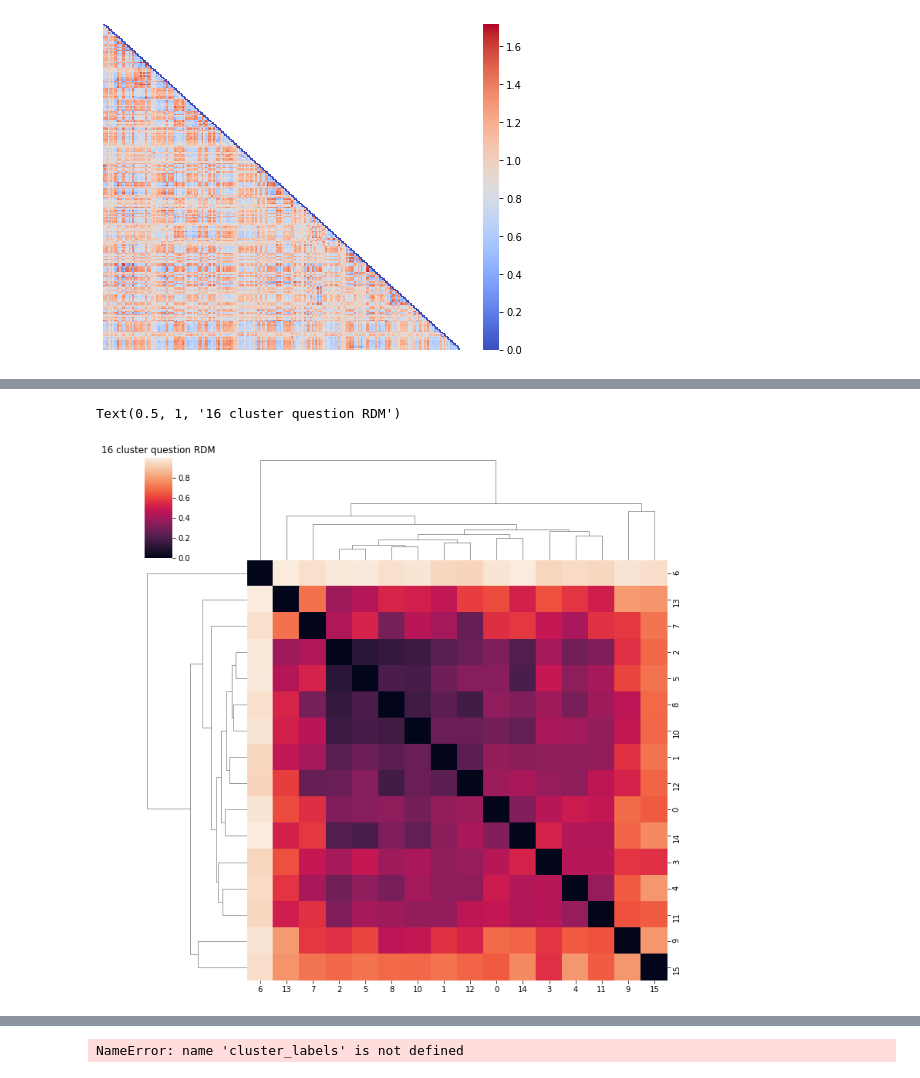
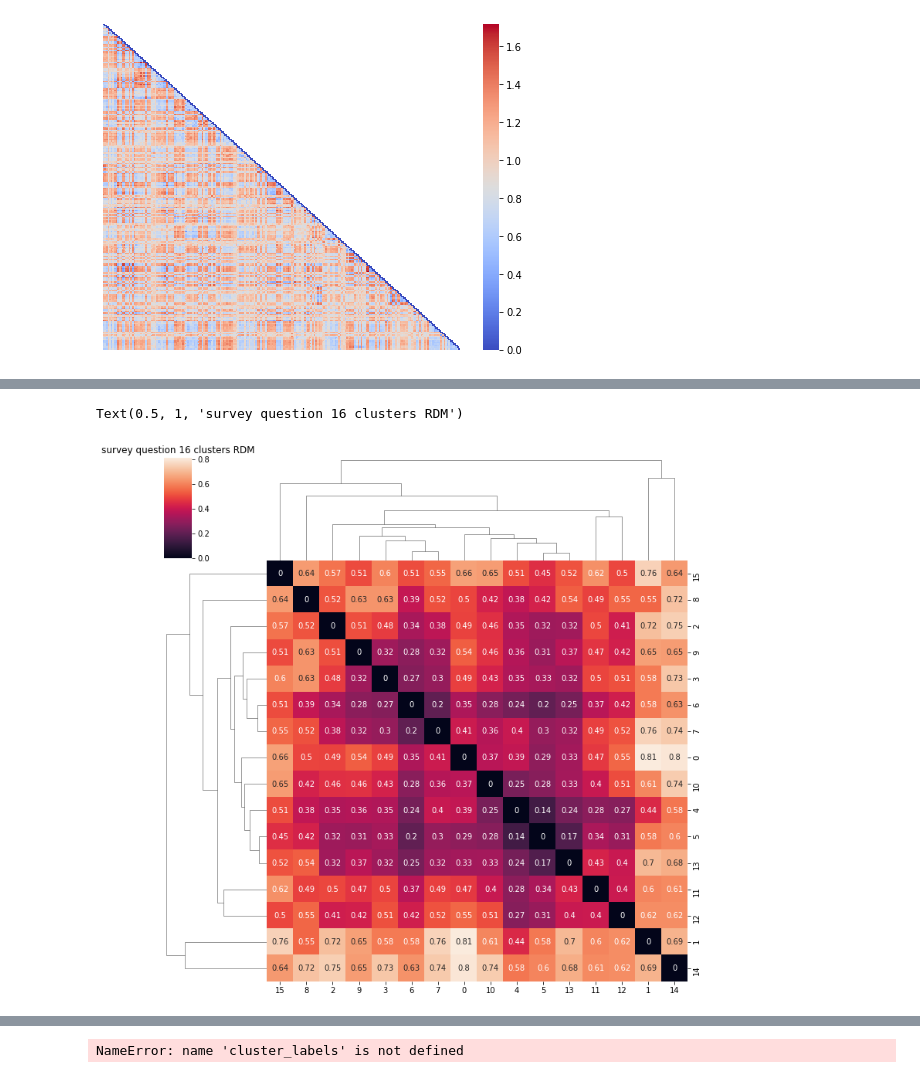
Before and after one commit to ericabusch/RDM_resources, a Jupyter notebook: RDMs.ipynb, the cells around one changed output, grey strips where cells are left out. Drawn from its saved outputs; the diff is of its cells as text; code cells hidden in the pictures.

Commit message:
updated all cluster plots

```diff
--- a/RDMs.ipynb
+++ b/RDMs.ipynb
@@ -28,9 +28,5 @@ sns.heatmap(dsm1, yticklabels=False,xticklabels=False,cmap='coolwarm')
 [figure]
 # %%
 proj = '/Users/ericabusch/Dropbox/Projects/DBS_roskies/'
-cluster_key = pd.read_csv(proj+'Clusters_16_20_25_control.csv')
+cluster_key = pd.read_csv(proj+'question_clusters_16-25.csv')
 raw_responses = pd.read_csv(proj+'Responses_cleaned_control_April2020.csv')
-cluster_labels_16 = cluster_key['cluster']
-cluster_labels_20 = cluster_key['cluster_20']
-cluster_labels_16 = cluster_key['cluster_25']
-questions = raw_responses.columns
@@ -39,14 +49,25 @@ raw
+# %%
+labels = {}
+for num in range(16,26):
+    labels[num] = cluster_key[f'clusters_{num}']
+questions = raw_responses.columns
 # %%
 ## run the analysis for each number of clusters.
-raw_df_16 = raw_responses.T.set_index(zip(cluster_labels_16,questions))
-across_question_correlations = squareform(pdist(raw_df_16.values,'correlation'))
-# within-cluster RDMs
-# go through each cluster, pull out all questions in that cluster, and compute an RDM over their responses
-within_RDMs = []
-for c in range(16):
-    indices = (cluster_labels_16 == c) # just figure out where in the raw responses that question is
-#     question_nums = questions[indices]
-    # this gives us how correlated those questions are with all the questions in the survey
-    cluster_correlations = across_question_correlations[indices]
-    # transposing so that the questions are features and the correlation values are samples
-    within_RDMs.append(pdist(cluster_correlations.T, 'correlation')) # correlation distance
+cluster_RDM_results = {} # this stores our results
+for num in range(16,26):
+    raw_df = raw_responses.T.set_index(zip(labels[num],questions))
+    across_question_correlations = squareform(pdist(raw_df.values,'correlation'))
+    # within-cluster RDMs
+    # go through each cluster, pull out all questions in that cluster, and compute an RDM over their responses
+    within_RDMs = []
+    for c in range(num):
+        indices = (labels[num] == c) # just figure out where in the raw responses that question is
+        # this gives us how correlated those questions are with all the questions in the survey
+        cluster_correlations = across_question_correlations[indices]
+        # transposing so that the questions are features and the correlation values are samples
+        within_RDMs.append(pdist(cluster_correlations.T, 'correlation')) # correlation distance
+
+    # compute RDMs across clusters - correlation distance of each cluster from each other cluster
+    within_cluster_RDMs = np.array(within_RDMs)
+    cluster_by_cluster_RDM = squareform(pdist(within_cluster_RDMs, 'correlation'))
+    cluster_RDM_results[num] = cluster_by_cluster_RDM
@@ -62,6 +74,7 @@ Text(0.5, 1, 'survey question 16 clusters RDM')
-# %%
-sns.clustermap(cluster_by_cluster_RDM)
-plt.title('16 cluster question RDM')
-# %% [output]
-Text(0.5, 1, '16 cluster question RDM')
-[figure, removed]
+# %%
+# Visualize cluster RDMs
+sns.clustermap(cluster_RDM_results[16],metric='correlation',annot=True)
+plt.title('survey question 16 clusters RDM')
+# %% [output]
+Text(0.5, 1, 'survey question 16 clusters RDM')
+[figure, added]
```
Also changed, not shown: parts of 13 cells of this notebook.
